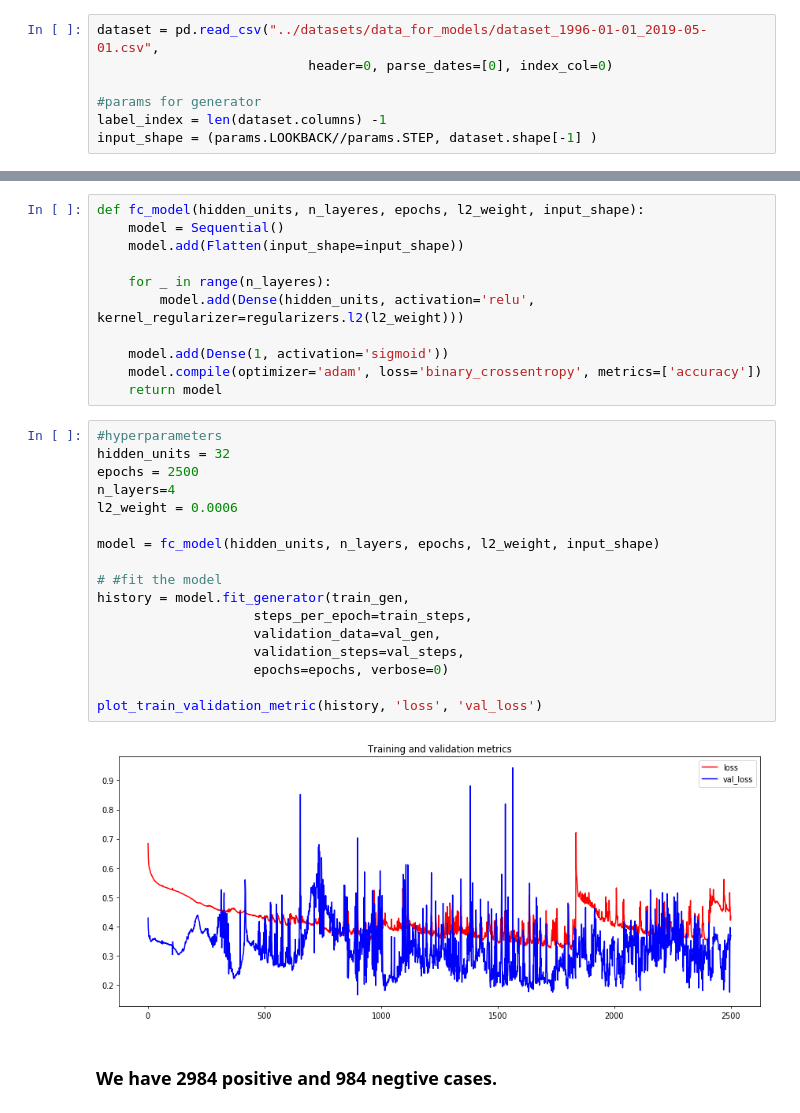
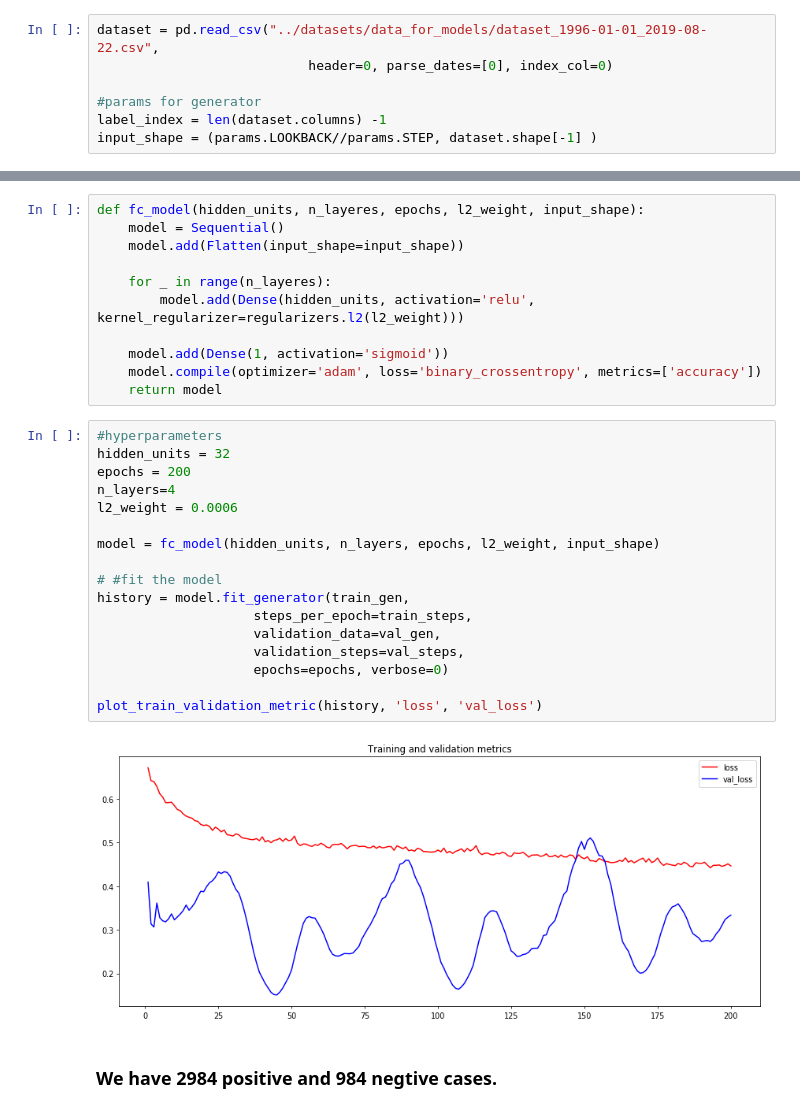
Before and after one commit to KevinChenROC/tw_financial_crisis_prediction, a Jupyter notebook: models/fc_model.ipynb, the cells around one changed output, grey strips where cells are left out. Drawn from its saved outputs; the diff is of its cells as text.

Commit message:
Refacotr model-related files

```diff
--- a/models/fc_model.ipynb
+++ b/models/fc_model.ipynb
@@ -14,7 +14,7 @@ from utils.metrics import print_report_for_binary_classfier
 from utils.preprocessing import probs_to_binary_classes
 from utils.plot import plot_train_validation_metric
 # %%
-dataset = pd.read_csv("../datasets/data_for_models/dataset_1996-01-01_2019-05-01.csv",
+dataset = pd.read_csv("../datasets/data_for_models/dataset_1996-01-01_2019-08-22.csv",
                            header=0, parse_dates=[0], index_col=0)
 
 #params for generator
@@ -78,22 +78,22 @@ def fc_model(hidden_units, n_layeres, epochs, l2_weight, input_shape):
 # %%
 #hyperparameters
 hidden_units = 32
-epochs = 2500
+epochs = 200
 n_layers=4
 l2_weight = 0.0006
 
 model = fc_model(hidden_units, n_layers, epochs, l2_weight, input_shape)
 
 # #fit the model
 history = model.fit_generator(train_gen,
                     steps_per_epoch=train_steps,
                     validation_data=val_gen,
                     validation_steps=val_steps,
                     epochs=epochs, verbose=0)
 
 plot_train_validation_metric(history, 'loss', 'val_loss')
 # %% [output]
-[figure, old version]
+[figure, new version]
 # %% [markdown]
 ### We have 2984 positive and 984 negtive cases.
 # %%
```
Also changed, not shown: parts of 4 cells of this notebook, 6 other files.
